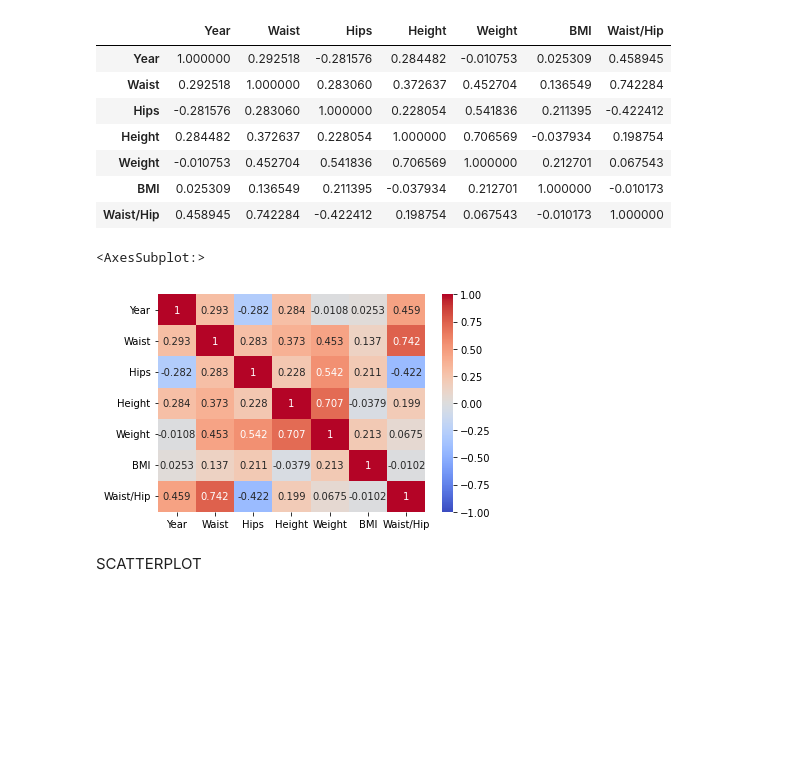
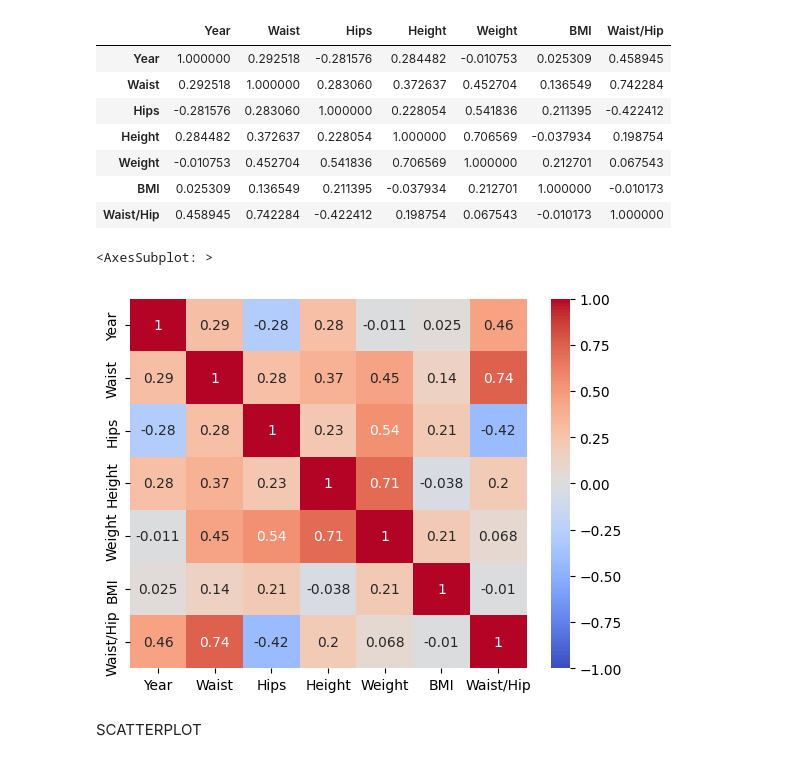
Before and after one commit to killri/sf_data_science, a Jupyter notebook: SF_DS_course_theory_and_practice/EDA-2 math stat/eda_2_mathstat.ipynb, the cells around one changed output. Drawn from its saved outputs; the diff is of its cells as text; code cells hidden in the pictures; blank space fills up the shorter version.

```diff
--- a/SF_DS_course_theory_and_practice/EDA-2 math stat/eda_2_mathstat.ipynb
+++ b/SF_DS_course_theory_and_practice/EDA-2 math stat/eda_2_mathstat.ipynb
@@ -131,15 +153,16 @@ data.corr()
 | Waist/Hip | 0.458945 | 0.742284 | -0.422412 | 0.198754 | 0.067543 | -0.010173 | 1.000000 |
 # %%
 from matplotlib.pyplot import colorbar
+
 import seaborn as sns
 sns.heatmap(data.corr(), annot = True, #наличие подписей,
-            fmt='.3g',#число знаков в пописях
+            fmt='.2g',#число знаков в пописях
             vmin=-1, vmax=1, center= 0, #это регулировка оси цвета где макс цвет, а где мин и центр)
-            cmap= 'coolwarm' #палитра
+            cmap= 'coolwarm', #палитра
             )
 # %% [output]
-<AxesSubplot:>
+<AxesSubplot: >
-[figure, old version]
+[figure, new version]
 # %% [markdown]
 SCATTERPLOT
 # %%
```
Also changed, not shown: parts of 9 cells of this notebook, 12 other files.
